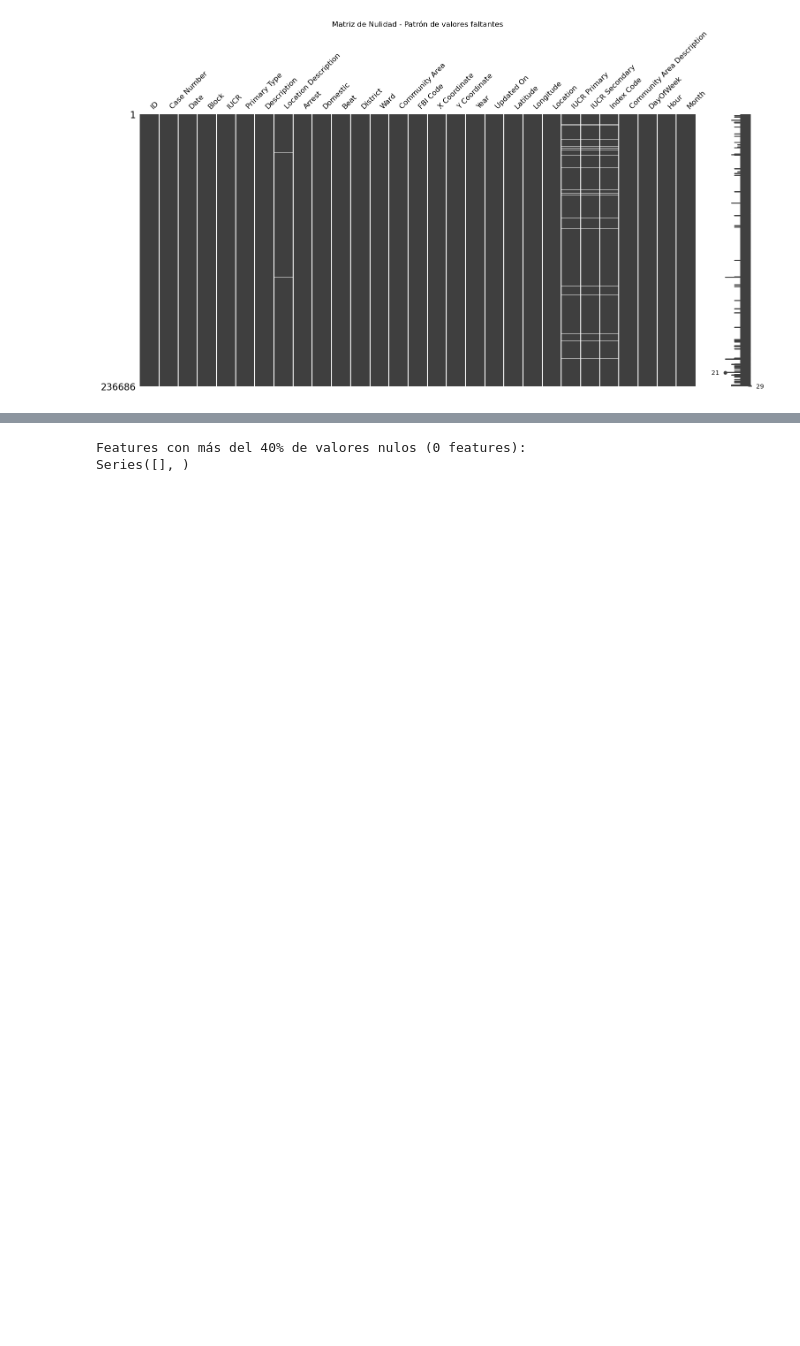
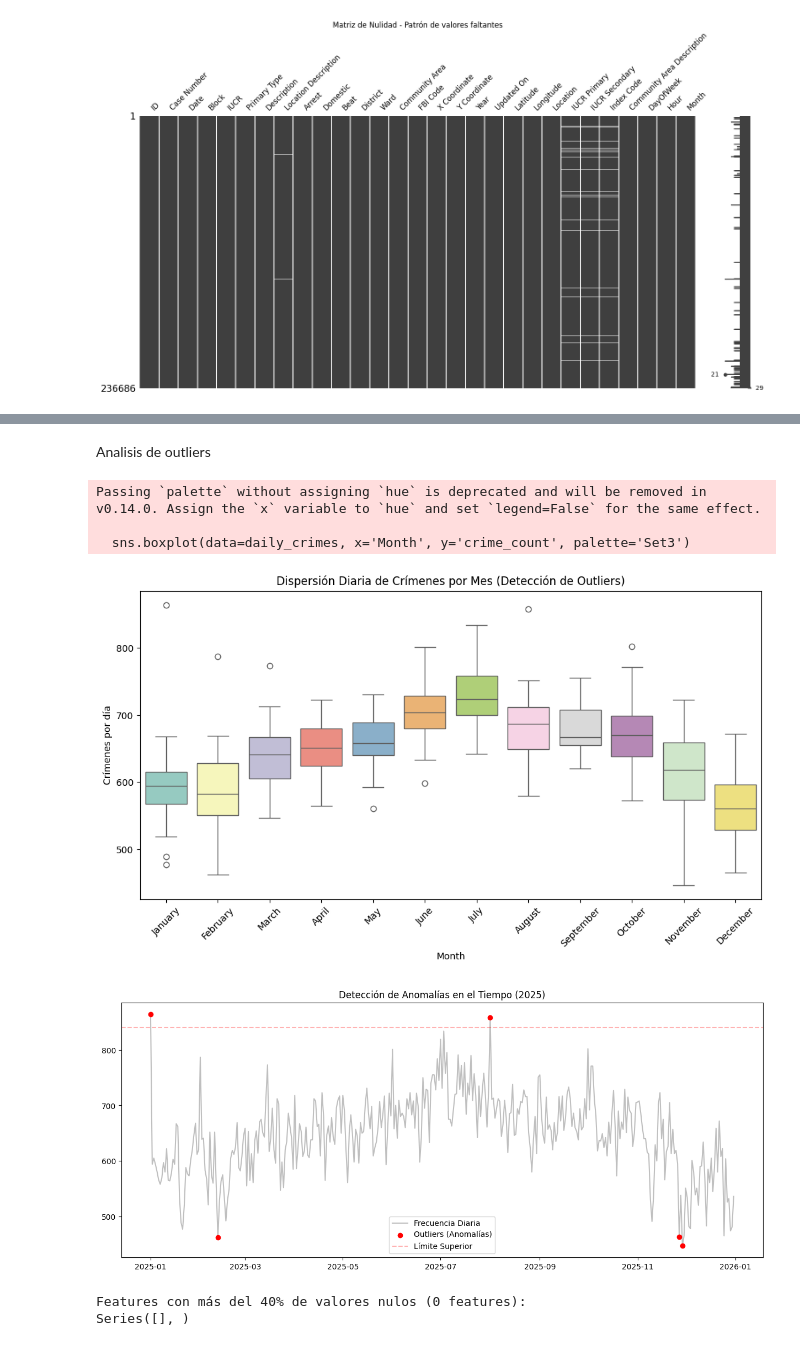
Before and after one commit to francomor/ceia-analisis-de-datos-tp-final, a Jupyter notebook: 1.tp_final_eda_fran.ipynb, the cells around one changed output, grey strips where cells are left out. Cells and saved outputs as stored; diff of their text form; code cells hidden in the pictures; blank space fills up the shorter version.

```diff
--- a/1.tp_final_eda_fran.ipynb
+++ b/1.tp_final_eda_fran.ipynb
@@ -758,6 +758,50 @@ plt.title('Correlación de Nulidad entre columnas')
 plt.show()
 # %% [output]
 [figure]
+# %% [markdown]
+Analisis de outliers
+# %%
+# 1. Carga y preparación (asegúrate de tener df cargado del paso anterior)
+# Agrupamos por día para detectar anomalías diarias
+df_chicago['Date'] = pd.to_datetime(df_chicago['Date'])
+df_chicago_date = df_chicago.set_index('Date')
+daily_crimes = df_chicago_date.groupby(df_chicago_date.index.date).size().rename('crime_count').to_frame()
+daily_crimes.index = pd.to_datetime(daily_crimes.index)
+
+# 2. Identificación de Outliers usando el método de IQR (Rango Intercuartílico)
+Q1 = daily_crimes['crime_count'].quantile(0.25)
+Q3 = daily_crimes['crime_count'].quantile(0.75)
+IQR = Q3 - Q1
+lower_bound = Q1 - 1.5 * IQR
+upper_bound = Q3 + 1.5 * IQR
+
+# Marcamos los outliers
+outliers = daily_crimes[(daily_crimes['crime_count'] < lower_bound) | (daily_crimes['crime_count'] > upper_bound)].copy()
+
+# --- GRÁFICO 1: Boxplot Mensual para ver dispersión ---
+plt.figure(figsize=(12, 6))
+# Añadimos columna de mes para el boxplot
+daily_crimes['Month'] = daily_crimes.index.strftime('%B')
+sns.boxplot(data=daily_crimes, x='Month', y='crime_count', palette='Set3')
+plt.title('Dispersión Diaria de Crímenes por Mes (Detección de Outliers)')
+plt.ylabel('Crímenes por día')
+plt.xticks(rotation=45)
+plt.show()
+
+# --- GRÁFICO 2: Serie temporal con Outliers marcados ---
+plt.figure(figsize=(15, 6))
+plt.plot(daily_crimes.index, daily_crimes['crime_count'], color='gray', alpha=0.5, label='Frecuencia Diaria')
+plt.scatter(outliers.index, outliers['crime_count'], color='red', label='Outliers (Anomalías)', zorder=5)
+plt.axhline(upper_bound, color='red', linestyle='--', alpha=0.3, label='Límite Superior')
+plt.title('Detección de Anomalías en el Tiempo (2025)')
+plt.legend()
+plt.show()
+# %% [output]
+Passing `palette` without assigning `hue` is deprecated and will be removed in v0.14.0. Assign the `x` variable to `hue` and set `legend=False` for the same effect.
+
+  sns.boxplot(data=daily_crimes, x='Month', y='crime_count', palette='Set3')
+[figure, added]
+[figure, added]
 # %%
 # Features con más del 40% de valores nulos
 total_rows = len(df_chicago)
```
Also changed, not shown: parts of 4 cells of this notebook.
